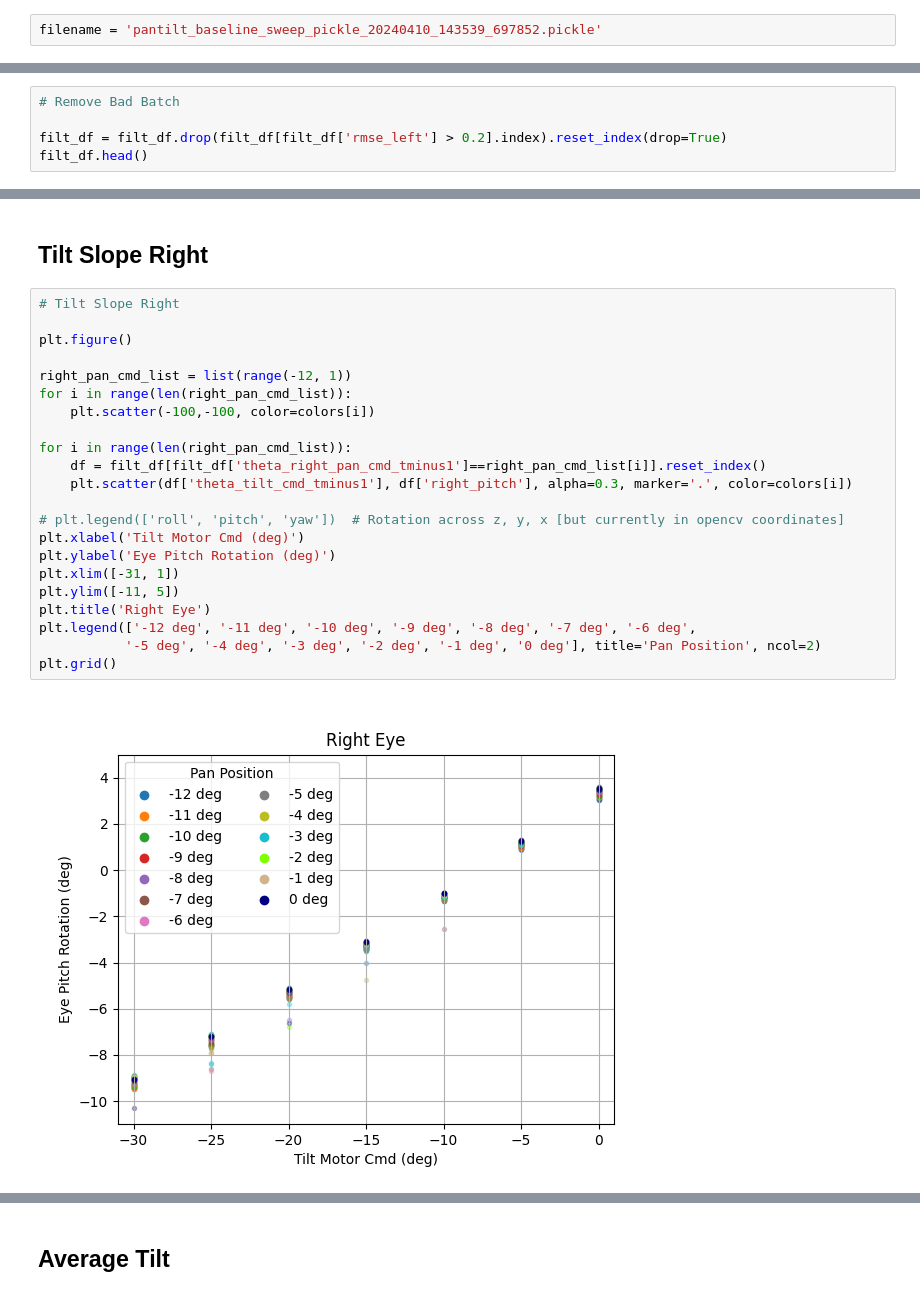
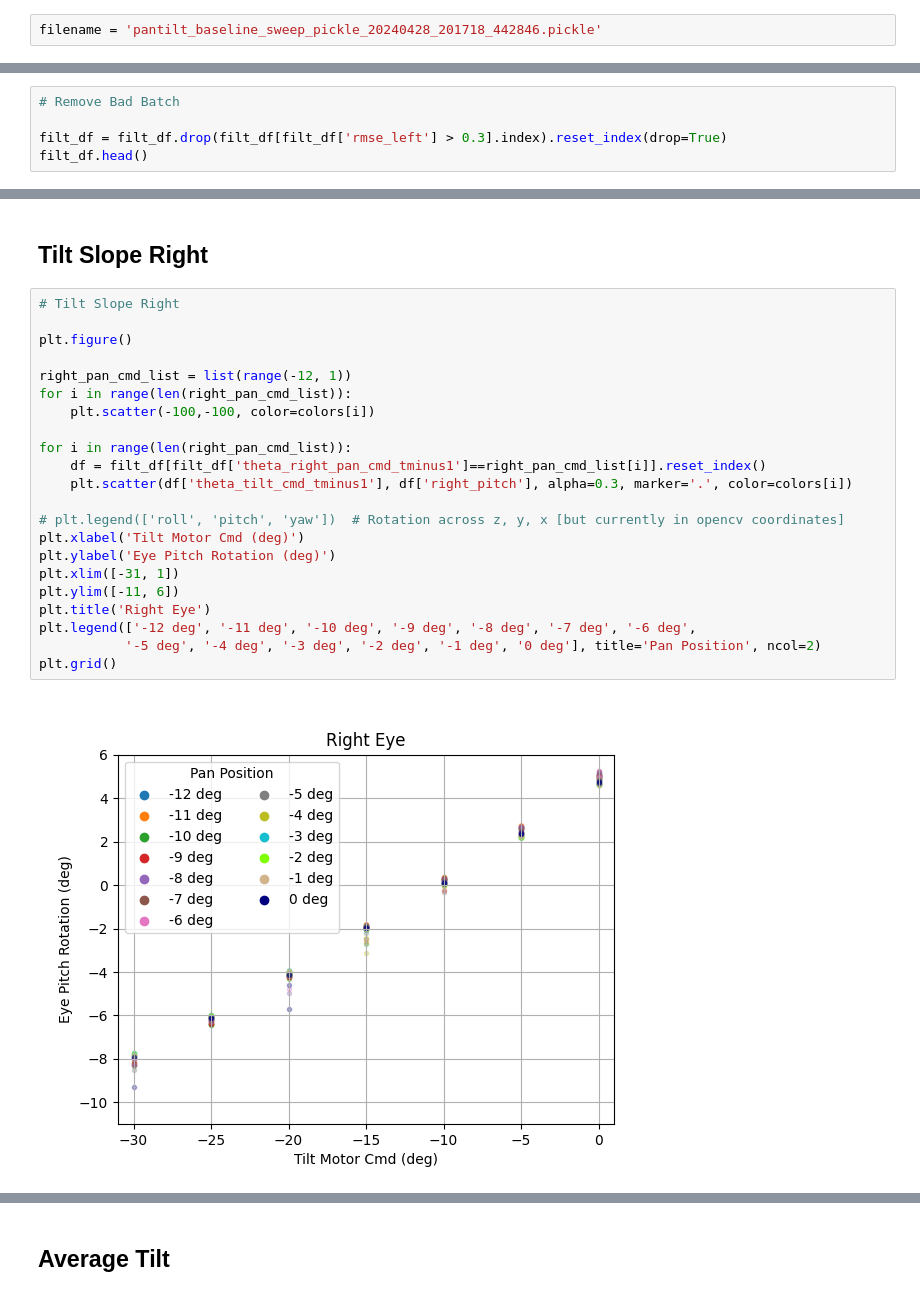
Before and after one commit to jpmnieles/grace_robot, a Jupyter notebook: 240416_PanTiltBaseline_Extrinsic_Eye_Location_Sweep.ipynb, the cells around one changed output, grey strips where cells are left out. Cells and saved outputs as stored; diff of their text form.

```diff
--- a/240416_PanTiltBaseline_Extrinsic_Eye_Location_Sweep.ipynb
+++ b/240416_PanTiltBaseline_Extrinsic_Eye_Location_Sweep.ipynb
@@ -204,7 +204,7 @@ def chest_rgb_to_eye(T_chest, T_input):
 # %% [markdown]
 ## Pickle Data
 # %%
-filename = 'pantilt_baseline_sweep_pickle_20240410_143539_697852.pickle'
+filename = 'pantilt_baseline_sweep_pickle_20240428_201718_442846.pickle'
 # %%
 fn_path = os.path.join(os.getcwd(), 'results', 'pantilt_baseline_sweep',filename)
 data = read_pickle_file(fn_path)
@@ -380,7 +380,7 @@ plt.grid()
 # %%
 # Remove Bad Batch
 
-filt_df = filt_df.drop(filt_df[filt_df['rmse_left'] > 0.2].index).reset_index(drop=True)
+filt_df = filt_df.drop(filt_df[filt_df['rmse_left'] > 0.3].index).reset_index(drop=True)
 filt_df.head()
 # %% [output]
 |  | chess_idx | theta_left_pan | theta_right_pan | theta_tilt | chest_cam_px_x_tminus1 | chest_cam_px_y_tminus1 | ... |
@@ -972,27 +972,27 @@ Mean Left Eye Tilt Slope: 0.41528329495109684
 # %%
 # Tilt Slope Right
 
 plt.figure()
 
 right_pan_cmd_list = list(range(-12, 1))
 for i in range(len(right_pan_cmd_list)):
     plt.scatter(-100,-100, color=colors[i])
 
 for i in range(len(right_pan_cmd_list)):
     df = filt_df[filt_df['theta_right_pan_cmd_tminus1']==right_pan_cmd_list[i]].reset_index()
     plt.scatter(df['theta_tilt_cmd_tminus1'], df['right_pitch'], alpha=0.3, marker='.', color=colors[i])
 
 # plt.legend(['roll', 'pitch', 'yaw'])  # Rotation across z, y, x [but currently in opencv coordinates]
 plt.xlabel('Tilt Motor Cmd (deg)')
 plt.ylabel('Eye Pitch Rotation (deg)')
 plt.xlim([-31, 1])
-plt.ylim([-11, 5])
+plt.ylim([-11, 6])
 plt.title('Right Eye')
 plt.legend(['-12 deg', '-11 deg', '-10 deg', '-9 deg', '-8 deg', '-7 deg', '-6 deg',
            '-5 deg', '-4 deg', '-3 deg', '-2 deg', '-1 deg', '0 deg'], title='Pan Position', ncol=2)
 plt.grid()
 # %% [output]
-[figure, old version]
+[figure, new version]
 # %%
 # Slope Calculation
 
```
Also changed, not shown: parts of 30 cells of this notebook, 1 other file.
